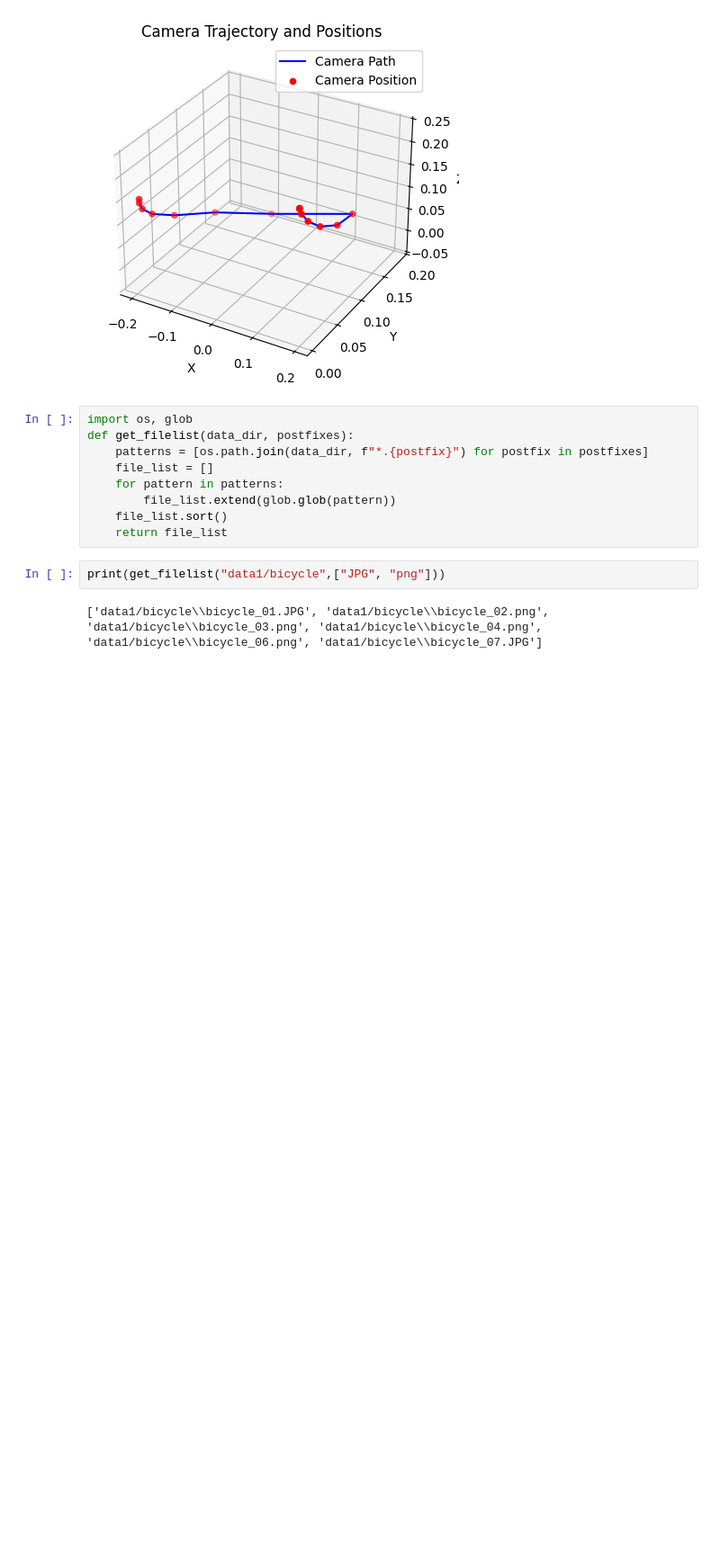
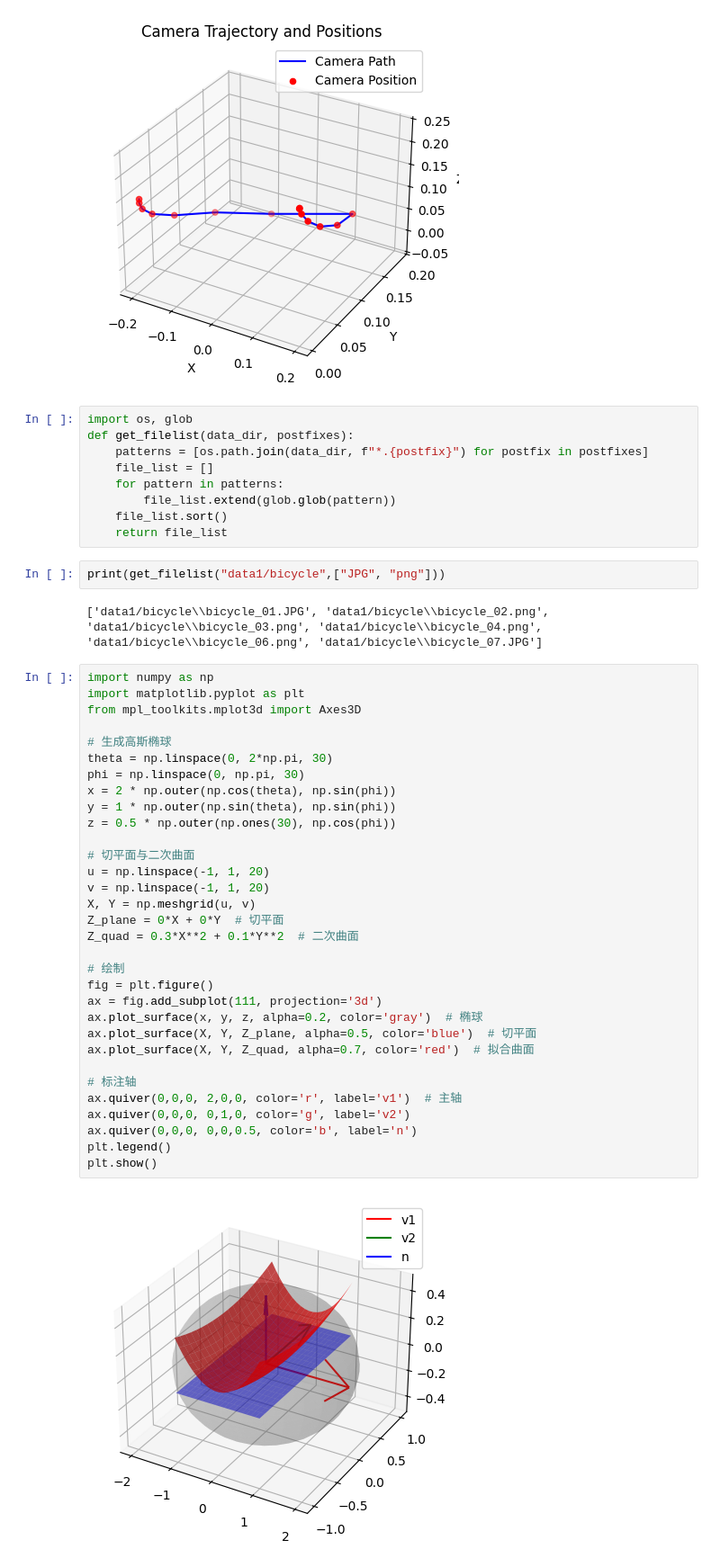
Before and after one commit to shadoking/DFGS, a Jupyter notebook: DFGS.ipynb, the cells around one changed output. Shown at 90% size. Cells and saved outputs as stored; diff of their text form; blank space fills up the shorter version.

```diff
--- a/DFGS.ipynb
+++ b/DFGS.ipynb
@@ -216,3 +216,37 @@ def get_filelist(data_dir, postfixes):
 print(get_filelist("data1/bicycle",["JPG", "png"]))
 # %% [output]
 ['data1/bicycle\\bicycle_01.JPG', 'data1/bicycle\\bicycle_02.png', 'data1/bicycle\\bicycle_03.png', 'data1/bicycle\\bicycle_04.png', 'data1/bicycle\\bicycle_06.png', 'data1/bicycle\\bicycle_07.JPG']
+# %%
+import numpy as np
+import matplotlib.pyplot as plt
+from mpl_toolkits.mplot3d import Axes3D
+
+# 生成高斯椭球
+theta = np.linspace(0, 2*np.pi, 30)
+phi = np.linspace(0, np.pi, 30)
+x = 2 * np.outer(np.cos(theta), np.sin(phi))
+y = 1 * np.outer(np.sin(theta), np.sin(phi))
+z = 0.5 * np.outer(np.ones(30), np.cos(phi))
+
+# 切平面与二次曲面
+u = np.linspace(-1, 1, 20)
+v = np.linspace(-1, 1, 20)
+X, Y = np.meshgrid(u, v)
+Z_plane = 0*X + 0*Y  # 切平面
+Z_quad = 0.3*X**2 + 0.1*Y**2  # 二次曲面
+
+# 绘制
+fig = plt.figure()
+ax = fig.add_subplot(111, projection='3d')
+ax.plot_surface(x, y, z, alpha=0.2, color='gray')  # 椭球
+ax.plot_surface(X, Y, Z_plane, alpha=0.5, color='blue')  # 切平面
+ax.plot_surface(X, Y, Z_quad, alpha=0.7, color='red')  # 拟合曲面
+
+# 标注轴
+ax.quiver(0,0,0, 2,0,0, color='r', label='v1')  # 主轴
+ax.quiver(0,0,0, 0,1,0, color='g', label='v2')
+ax.quiver(0,0,0, 0,0,0.5, color='b', label='n')
+plt.legend()
+plt.show()
+# %% [output]
+[figure, added]
```
Also changed, not shown: parts of 5 cells of this notebook, 6 other files.
